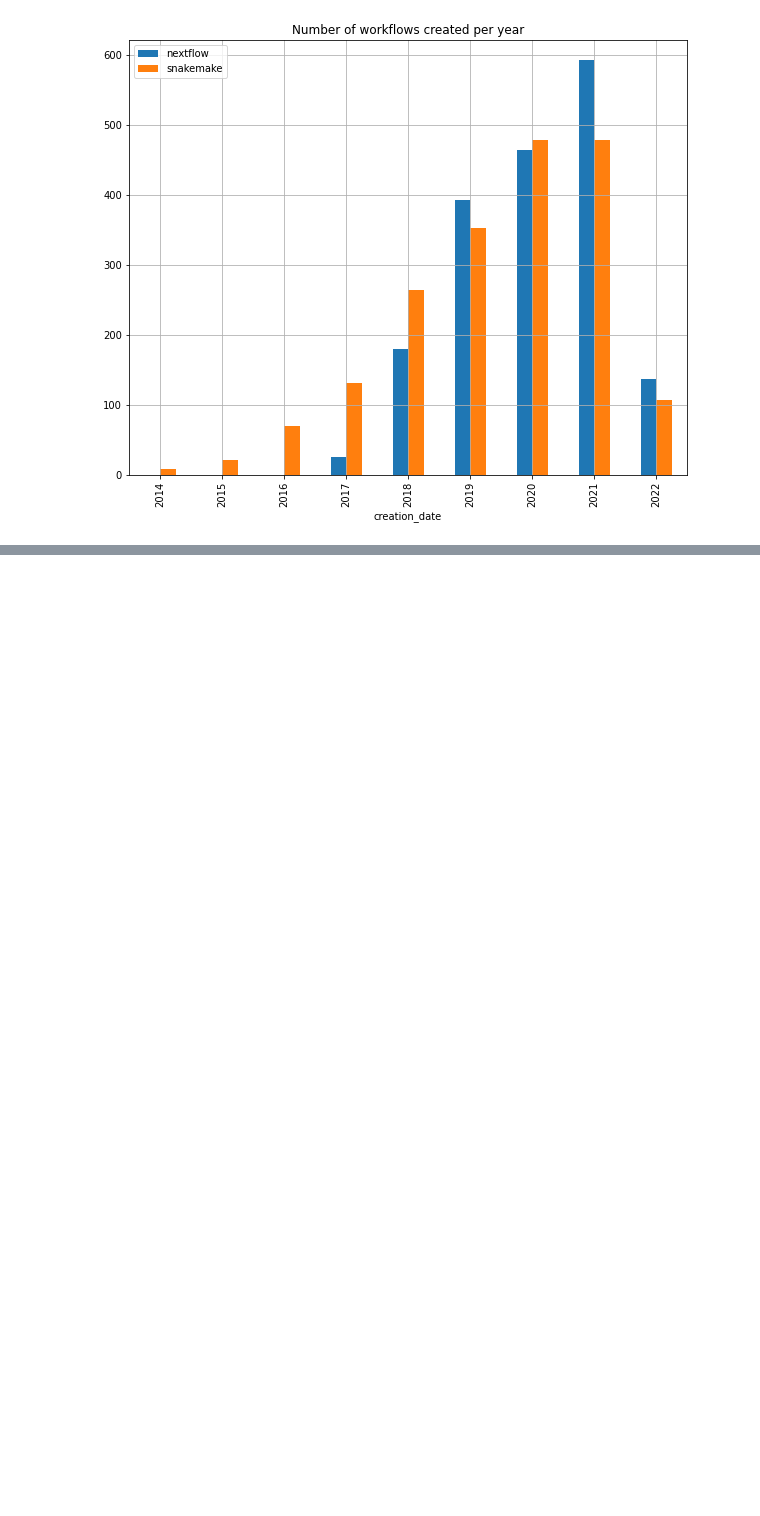
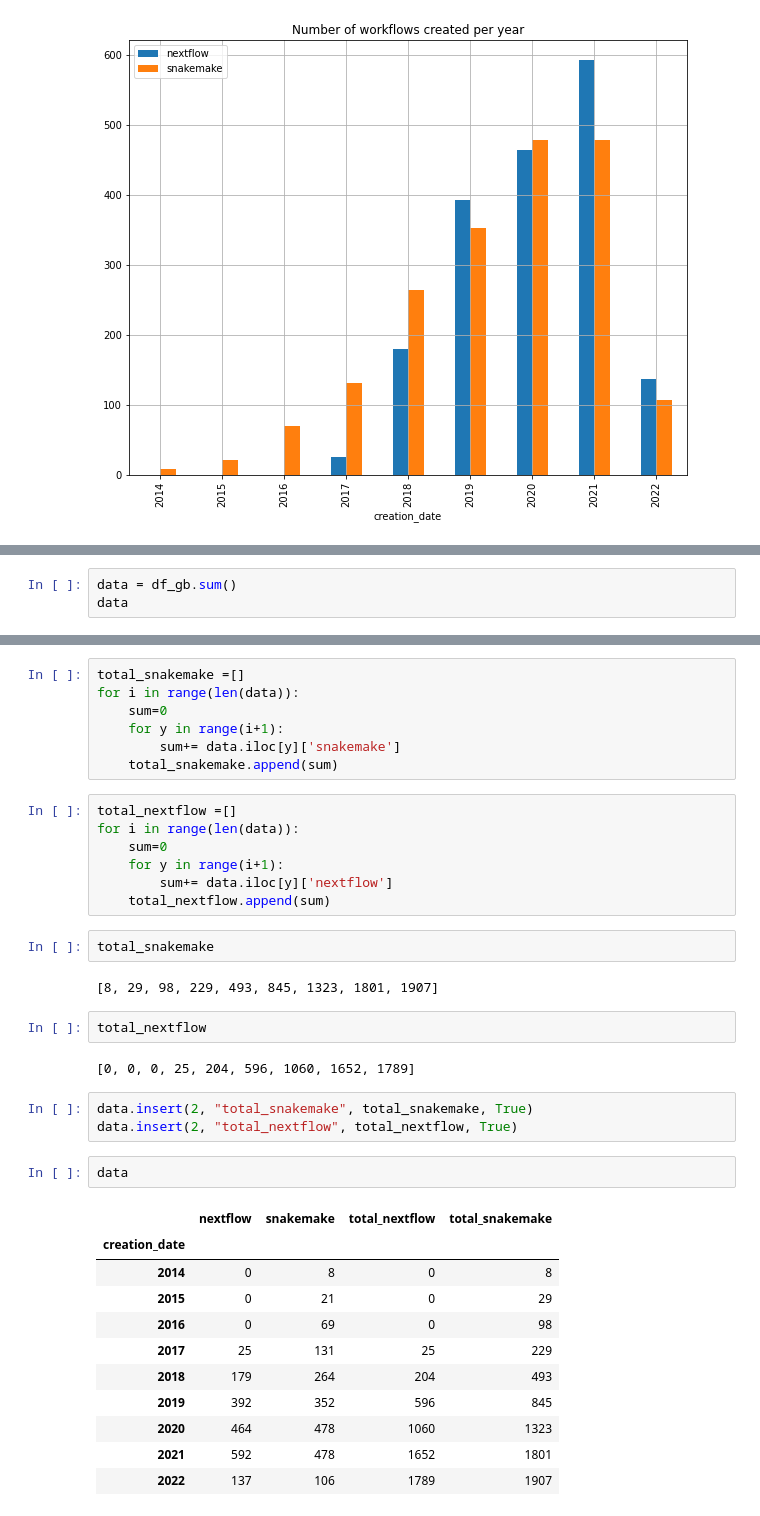
Before and after one commit to mdjaffardjy/AnalyseDonneesNextflow, a Jupyter notebook: Analysis/Distribution DSL1 DSL2/distribution.ipynb, the cells around one changed output, grey strips where cells are left out. Cells and saved outputs as stored; diff of their text form; blank space fills up the shorter version.

```diff
--- a/Analysis/Distribution DSL1 DSL2/distribution.ipynb
+++ b/Analysis/Distribution DSL1 DSL2/distribution.ipynb
@@ -127,0 +130,3 @@ df_gb.sum().plot(title="Number of workflows created per year", kind="bar", figsi
+# %%
+data = df_gb.sum()
+data
@@ -127,0 +145,39 @@ df_gb.sum().plot(title="Number of workflows created per year", kind="bar", figsi
+# %%
+total_snakemake =[]
+for i in range(len(data)):
+    sum=0
+    for y in range(i+1):
+        sum+= data.iloc[y]['snakemake']
+    total_snakemake.append(sum)
+# %%
+total_nextflow =[]
+for i in range(len(data)):
+    sum=0
+    for y in range(i+1):
+        sum+= data.iloc[y]['nextflow']
+    total_nextflow.append(sum)
+# %%
+total_snakemake
+# %% [output]
+[8, 29, 98, 229, 493, 845, 1323, 1801, 1907]
+# %%
+total_nextflow
+# %% [output]
+[0, 0, 0, 25, 204, 596, 1060, 1652, 1789]
+# %%
+data.insert(2, "total_snakemake", total_snakemake, True)
+data.insert(2, "total_nextflow", total_nextflow, True)
+# %%
+data
+# %% [output]
+|  | nextflow | snakemake | total_nextflow | total_snakemake |
+| creation_date |  |  |  |  |
+| 2014 | 0 | 8 | 0 | 8 |
+| 2015 | 0 | 21 | 0 | 29 |
+| 2016 | 0 | 69 | 0 | 98 |
+| 2017 | 25 | 131 | 25 | 229 |
+| 2018 | 179 | 264 | 204 | 493 |
+| 2019 | 392 | 352 | 596 | 845 |
+| 2020 | 464 | 478 | 1060 | 1323 |
+| 2021 | 592 | 478 | 1652 | 1801 |
+| 2022 | 137 | 106 | 1789 | 1907 |
```
Also changed, not shown: parts of 4 cells of this notebook, 1 other file.
